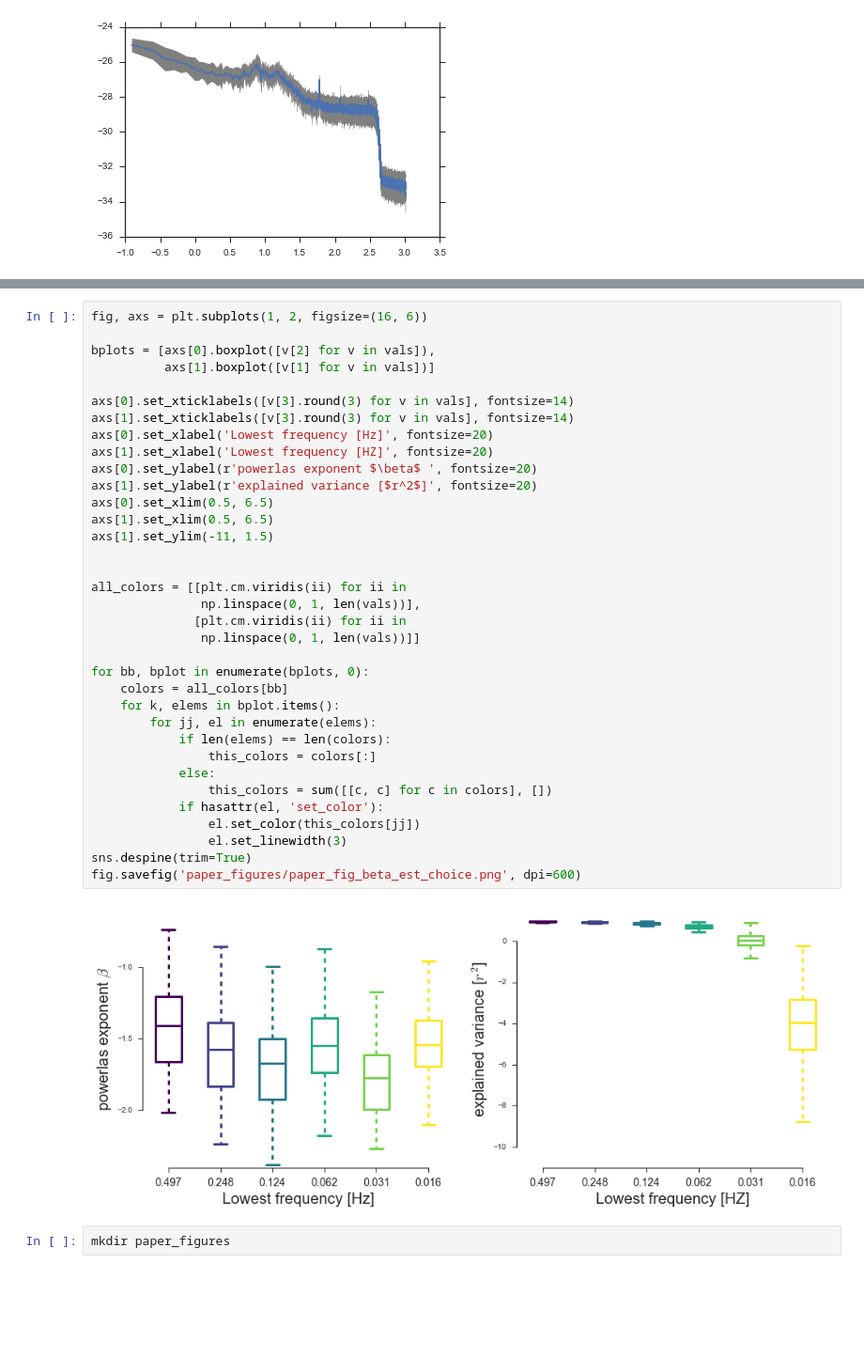
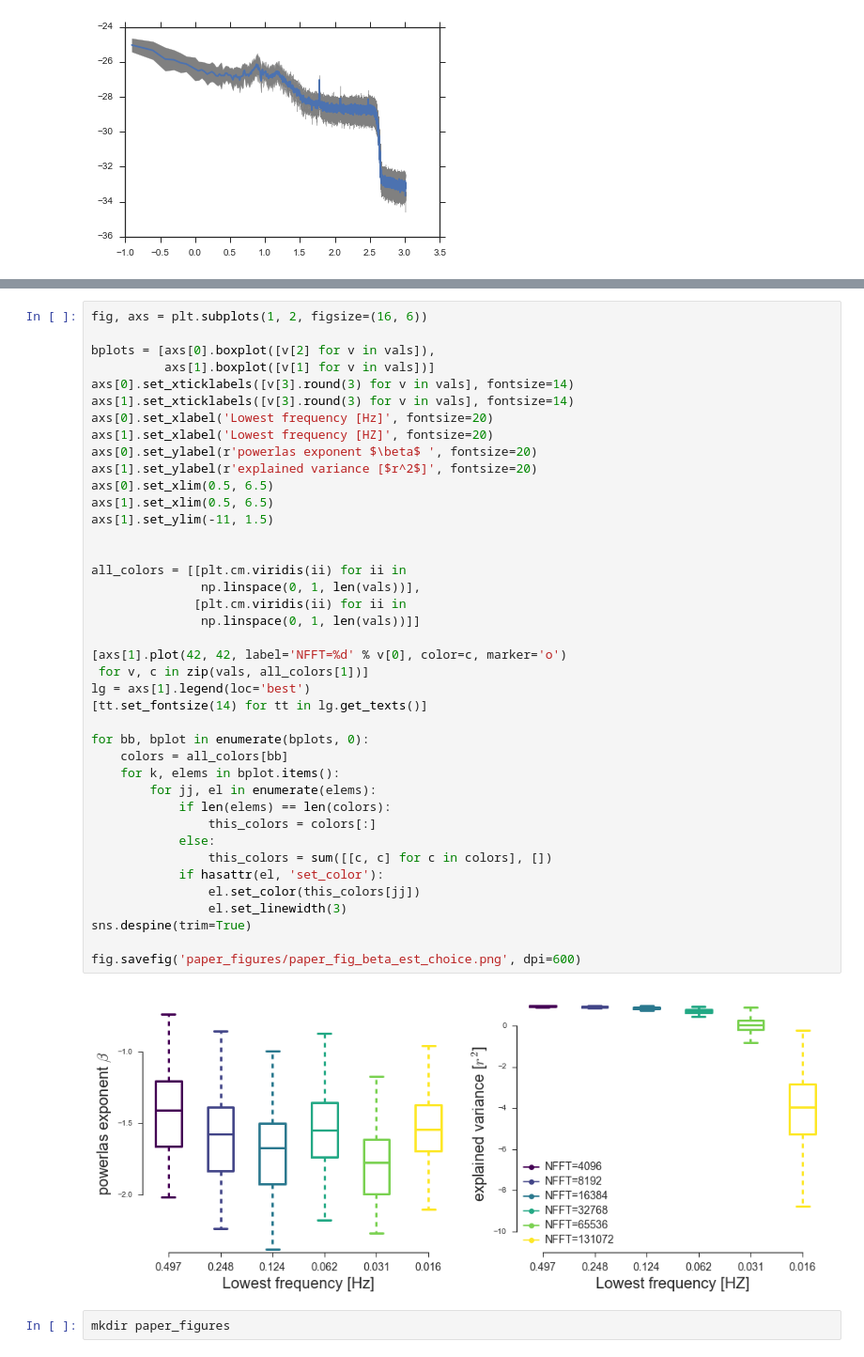
Before and after one commit to neurospin/meg_study_dynamic_scales, a Jupyter notebook: scripts/paper_check_powerlaw_fit.ipynb, the cells around one changed output, grey strips where cells are left out. Shown: that part at 94% size. Cells and saved outputs as stored; diff of their text form; blank space fills up the shorter version.

Commit message:
figures updates

```diff
--- a/scripts/paper_check_powerlaw_fit.ipynb
+++ b/scripts/paper_check_powerlaw_fit.ipynb
@@ -342,37 +342,42 @@ fig, axs = plt.subplots(1, 2, figsize=(16, 6))
 
 bplots = [axs[0].boxplot([v[2] for v in vals]),
           axs[1].boxplot([v[1] for v in vals])]
-
 axs[0].set_xticklabels([v[3].round(3) for v in vals], fontsize=14)
 axs[1].set_xticklabels([v[3].round(3) for v in vals], fontsize=14)
 axs[0].set_xlabel('Lowest frequency [Hz]', fontsize=20)
 axs[1].set_xlabel('Lowest frequency [HZ]', fontsize=20)
 axs[0].set_ylabel(r'powerlas exponent $\beta$ ', fontsize=20)
 axs[1].set_ylabel(r'explained variance [$r^2$]', fontsize=20)
 axs[0].set_xlim(0.5, 6.5)
 axs[1].set_xlim(0.5, 6.5)
 axs[1].set_ylim(-11, 1.5)
 
 
 all_colors = [[plt.cm.viridis(ii) for ii in
                np.linspace(0, 1, len(vals))],
               [plt.cm.viridis(ii) for ii in
                np.linspace(0, 1, len(vals))]]
 
+[axs[1].plot(42, 42, label='NFFT=%d' % v[0], color=c, marker='o')
+ for v, c in zip(vals, all_colors[1])]
+lg = axs[1].legend(loc='best')
+[tt.set_fontsize(14) for tt in lg.get_texts()]
+
 for bb, bplot in enumerate(bplots, 0):
     colors = all_colors[bb]
     for k, elems in bplot.items():
         for jj, el in enumerate(elems):
             if len(elems) == len(colors):
                 this_colors = colors[:]
             else:
                 this_colors = sum([[c, c] for c in colors], [])
             if hasattr(el, 'set_color'):
                 el.set_color(this_colors[jj])
                 el.set_linewidth(3)
 sns.despine(trim=True)
+
 fig.savefig('paper_figures/paper_fig_beta_est_choice.png', dpi=600)
 # %% [output]
-[figure, old version]
+[figure, new version]
 # %%
 mkdir paper_figures
```
Also changed, not shown: parts of 1 cell of this notebook, 1 other file.
